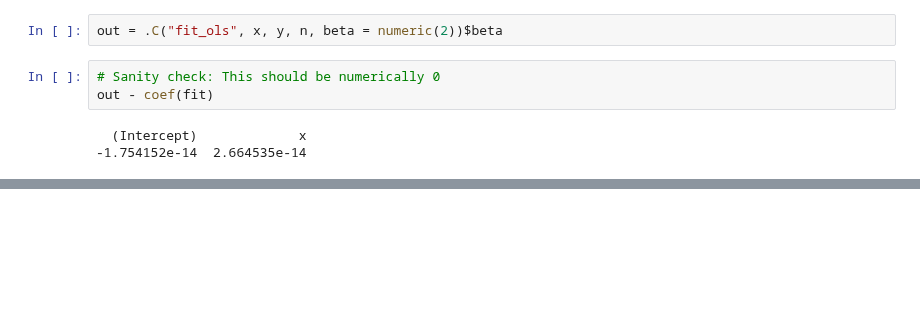
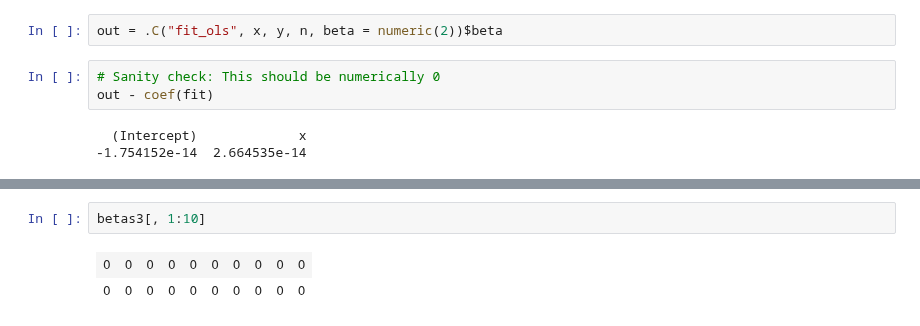
Before and after one commit to clarkfitzg/junkyard, a Jupyter notebook: iidata/parallelR/parallelR.ipynb, the cells around one changed output, grey strips where cells are left out. Cells and saved outputs as stored; diff of their text form; blank space fills up the shorter version.

```diff
--- a/iidata/parallelR/parallelR.ipynb
+++ b/iidata/parallelR/parallelR.ipynb
@@ -175,0 +224,5 @@ out - coef(fit)
+# %%
+betas3[, 1:10]
+# %% [output]
+| 0 | 0 | 0 | 0 | 0 | 0 | 0 | 0 | 0 | 0 |
+| 0 | 0 | 0 | 0 | 0 | 0 | 0 | 0 | 0 | 0 |
```
Also changed, not shown: parts of 8 cells of this notebook, 1 other file.
